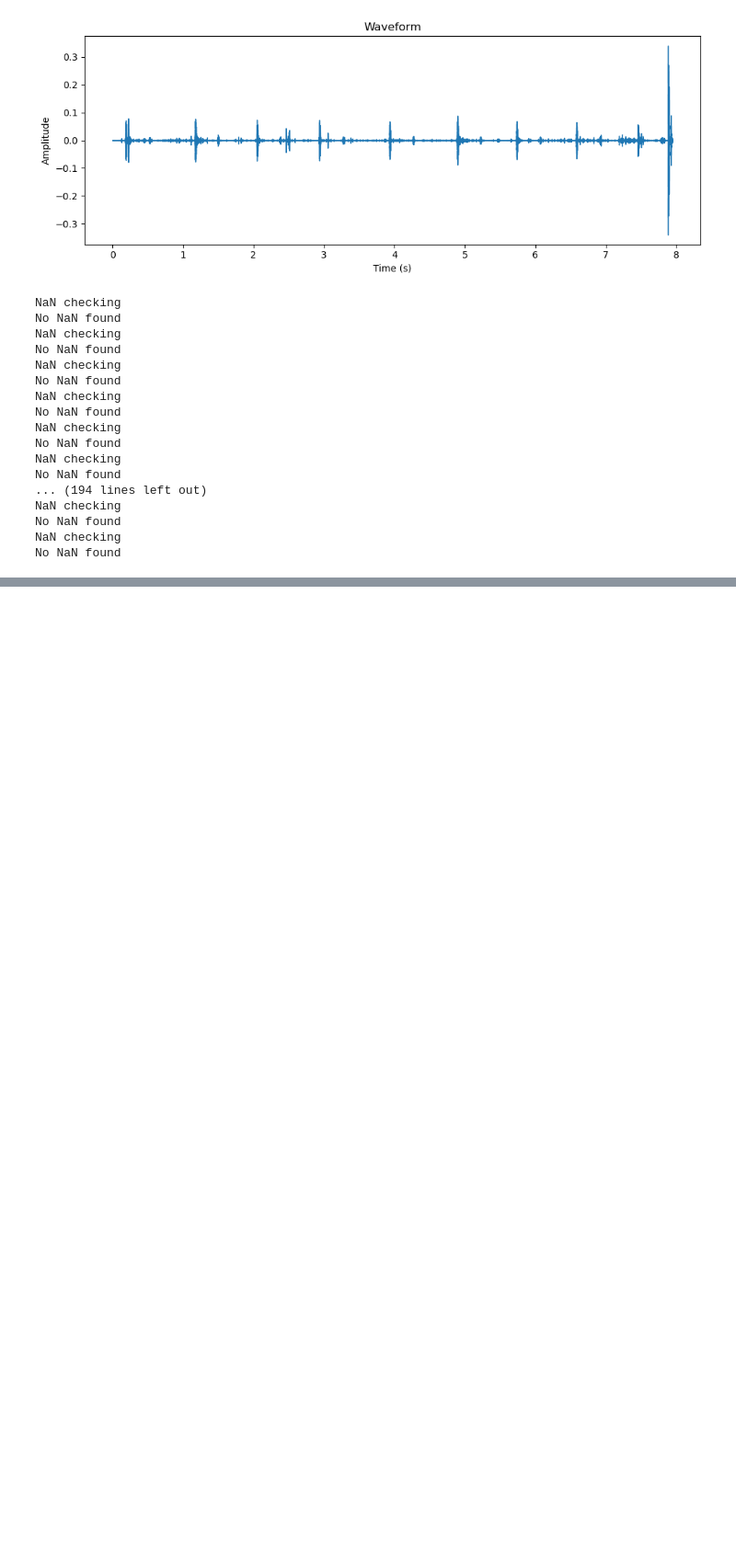
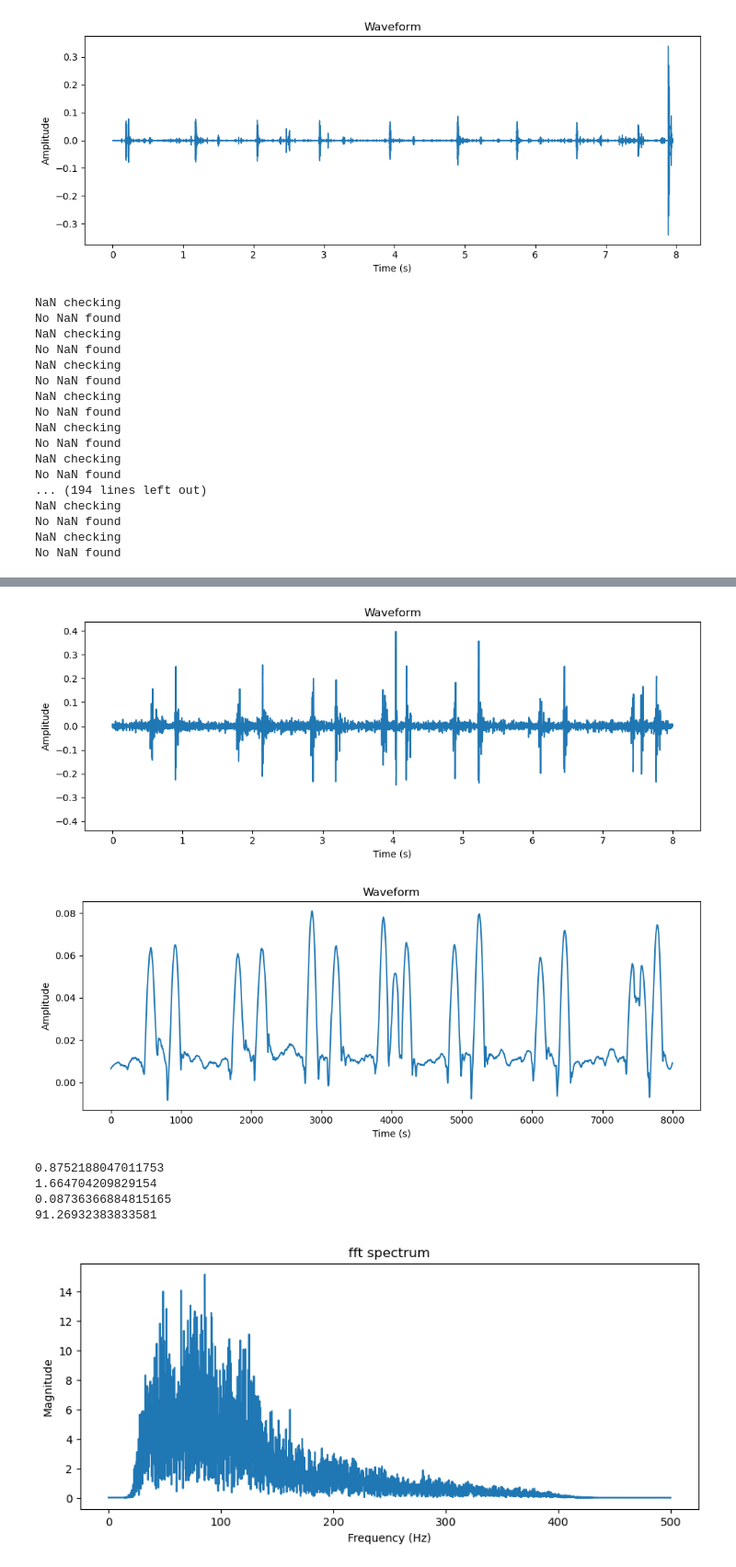
Before and after one commit to dl5415/Heart-sound-classifier, a Jupyter notebook: Healthy_vs_murmur.ipynb, the cells around one changed output, grey strips where cells are left out. Shown at 92% size. Saved outputs shown, nothing was run; the diff lists cells and outputs as text; code cells hidden in the pictures; blank space fills up the shorter version.

```diff
--- a/Healthy_vs_murmur.ipynb
+++ b/Healthy_vs_murmur.ipynb
@@ -136,0 +177,72 @@ print(threshold)
+# %%
+#Example envelope waveform
+
+from scipy.signal import hilbert, find_peaks
+from scipy.signal import savgol_filter
+from scipy.stats import entropy as scipy_entropy
+from scipy.signal import welch
+
+y,sr = librosa.load('murmur/201108222231.wav', sr=1000)
+y,sr = librosa.load('normal/201105021654.wav', sr=1000)
+
+bpf_output = bandpass_filter(y, lowcut, highcut, sr, order)
+
+plt.figure(figsize=(10, 4))
+librosa.display.waveshow(bpf_output, sr=sr)
+plt.title('Waveform')
+plt.xlabel('Time (s)')
+plt.ylabel('Amplitude')
+plt.tight_layout()
+plt.show()
+
+envelope = np.abs(hilbert(bpf_output))
+smoothed_env = savgol_filter(envelope, window_length=201, polyorder=2)
+
+
+plt.figure(figsize=(10, 4))
+plt.plot(smoothed_env)
+plt.title('Waveform')
+plt.xlabel('Time (s)')
+plt.ylabel('Amplitude')
+plt.tight_layout()
+plt.show()
+
+N = len(smoothed_env)
+freqs = np.fft.rfftfreq(N, 1/sr)
+fft_vals = np.abs(np.fft.rfft(smoothed_env))
+dom_freq = freqs[np.argmax(fft_vals[1:]) + 1]  # skip DC
+print(dom_freq)
+
+hist, bin_edges = np.histogram(bpf_output, bins=50, density=True)
+signal_entropy = scipy_entropy(hist + 1e-8)  # Avoid log(0)
+print(signal_entropy)
+
+
+#plotting fft spectrum
+N = len(bpf_output)
+freqs = np.fft.rfftfreq(N, 1/sr)
+fft_vals = np.abs(np.fft.rfft(bpf_output))
+plt.figure(figsize=(10, 4))
+plt.plot(freqs, fft_vals)
+plt.title('fft spectrum')
+plt.xlabel('Frequency (Hz)')
+plt.ylabel('Magnitude')
+
+freqs_psd, psd = welch(bpf_output, fs=sr, nperseg=1024)
+freq_res = freqs_psd[1] - freqs_psd[0]
+
+band_25_150 = np.logical_and(freqs_psd >= 25, freqs_psd <= 150)
+band_150_400 = np.logical_and(freqs_psd > 150, freqs_psd <= 400)
+
+bp_25_150 = np.sum(psd[band_25_150]) * freq_res
+bp_150_400 = np.sum(psd[band_150_400]) * freq_res
+print(bp_150_400/bp_25_150)
+print(np.sum(freqs_psd * psd) / (np.sum(psd) + 1e-8))
+# %% [output]
+[figure, added]
+[figure, added]
+0.8752188047011753
+1.664704209829154
+0.08736366884815165
+91.26932383833581
+[figure, added]
```
Also changed, not shown: parts of 4 cells of this notebook.
